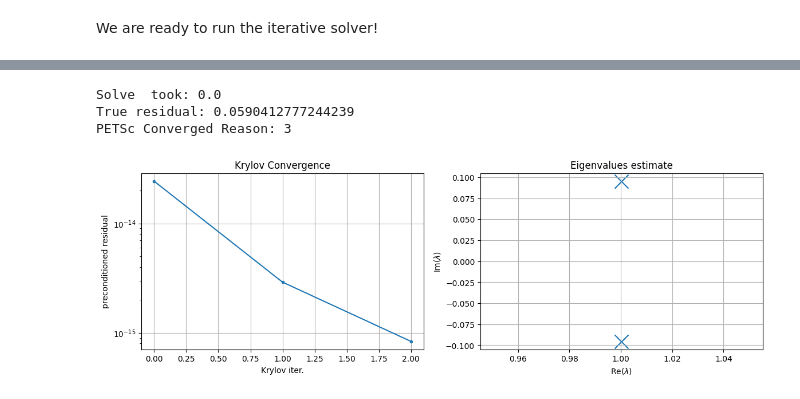
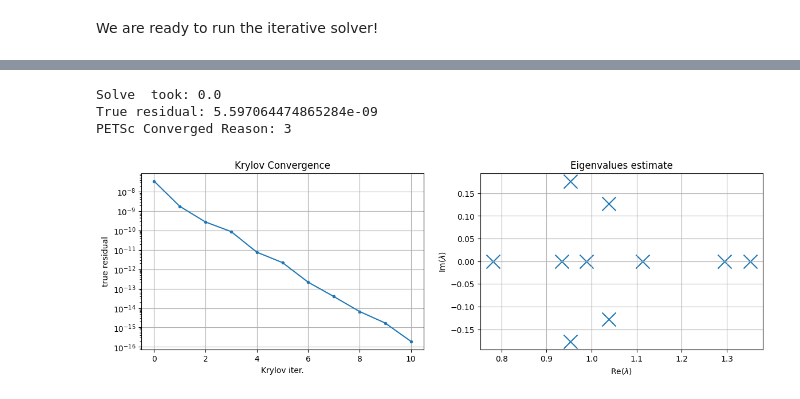
Before and after one commit to pmgbergen/FTHM-Solver, a Jupyter notebook: tutorial.ipynb, the cells around one changed output, grey strips where cells are left out. Drawn from its saved outputs; the diff is of its cells as text; code cells hidden in the pictures.

```diff
--- a/tutorial.ipynb
+++ b/tutorial.ipynb
@@ -51,7 +59,7 @@ class TutorialBlockMatrix(IterativeLinearSolver):
 
     @cached_property
     def variable_groups(self) -> list[list[int]]:
-        """Here we declare the order of variable groups, which we will use
+        """We declare the order of variable groups, which we will use
         for indexing in a block Jacobian to declare a solver.
 
         """
@@ -361,31 +376,30 @@ There is also a function to quickly solve some linear system and plot its conver
 # %%
 from plot_utils import solve_petsc_3
-from block_matrix import KSPScheme
 
 solve_petsc_3(
     J,
     ksp_scheme=KSPScheme(
         ksp="gmres",
         rtol=1e-8,
         pc_side="right",
-        left_transformation=None,
-        right_transformation=None,
+        left_transformations=[],
+        right_transformations=[],
         preconditioner=FieldSplitScheme(
             groups=[2],
             solve=lambda bmat: extract_diag_inv(bmat[[2]].mat),
             invertor="use_solve",
             invertor_type="algebraic",
             factorization_type="upper",
             complement=FieldSplitScheme(
                 groups=[0, 1],
                 solve=lambda bmat: PetscAMGFlow(bmat[[0, 1]].mat),
             ),
         ),
     ),
     rhs_global=model.linear_system[1],
 )
 # %% [output]
 Solve  took: 0.0
-True residual: 0.0590412777244239
+True residual: 5.597064474865284e-09
 PETSc Converged Reason: 3
-[figure, old version]
+[figure, new version]
```
Also changed, not shown: parts of 21 cells of this notebook, 13 other files.
